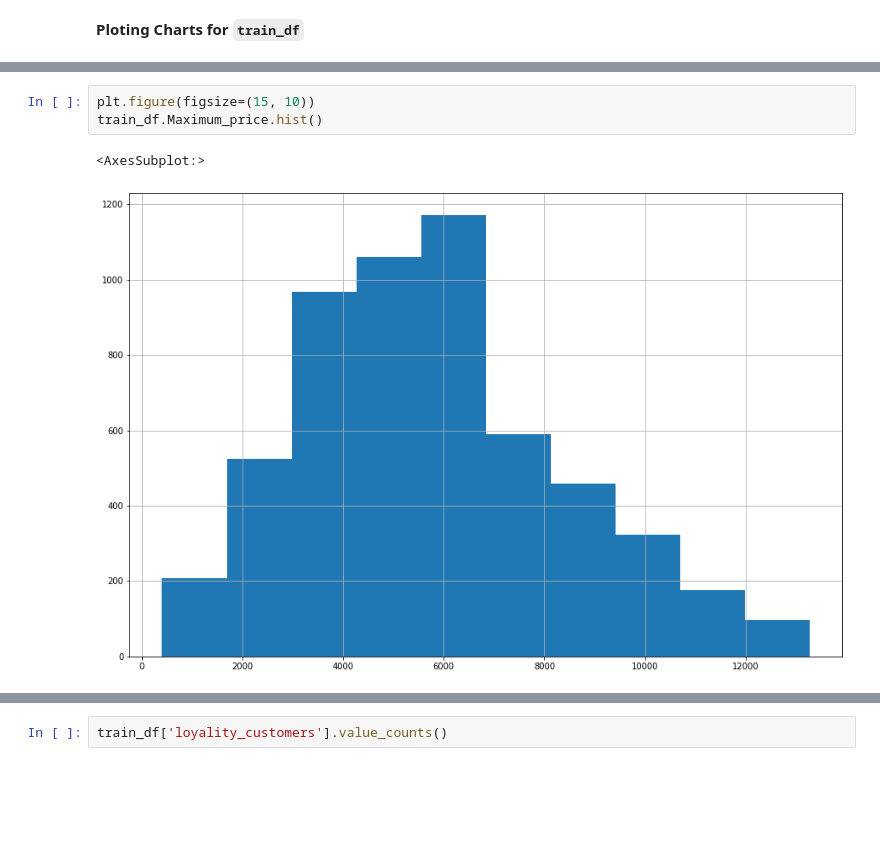
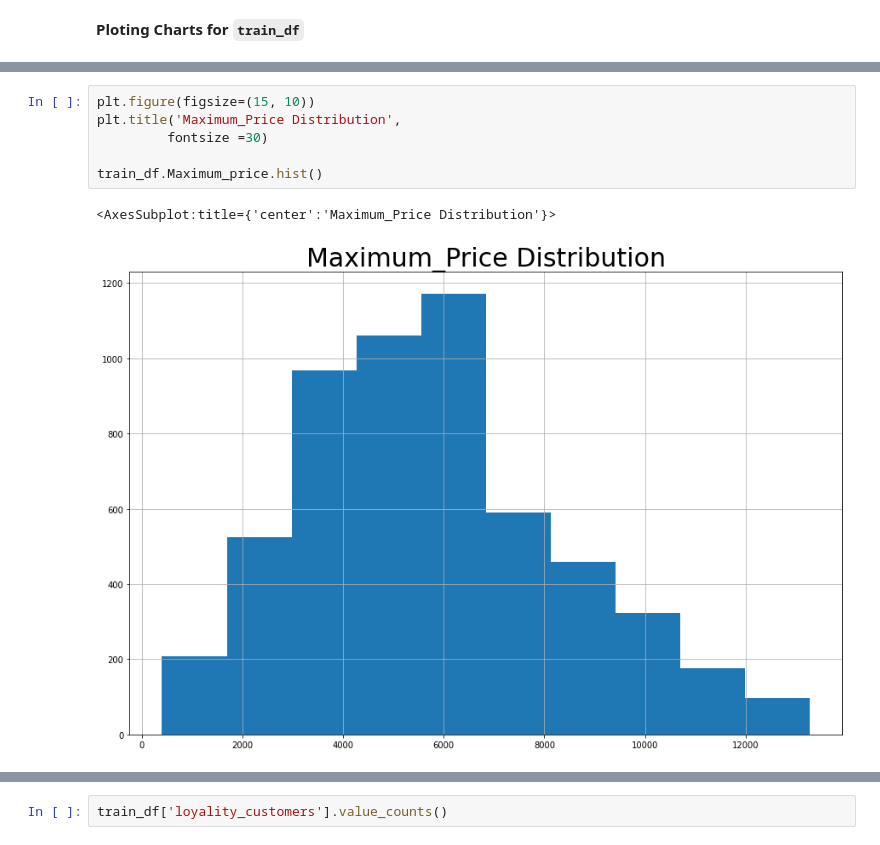
Before and after one commit to Mega-Barrel/Machine-Learning-Carnival-Wars, a Jupyter notebook: EDA.ipynb, the cells around one changed output, grey strips where cells are left out. Saved outputs shown, nothing was run; the diff lists cells and outputs as text; blank space fills up the shorter version.

```diff
--- a/EDA.ipynb
+++ b/EDA.ipynb
@@ -160,8 +166,11 @@ train_df.charges_1.hist()
 # %%
 plt.figure(figsize=(15, 10))
+plt.title('Maximum_Price Distribution',
+         fontsize =30)
+
 train_df.Maximum_price.hist()
 # %% [output]
-<AxesSubplot:>
+<AxesSubplot:title={'center':'Maximum_Price Distribution'}>
-[figure, old version]
+[figure, new version]
 # %%
 plt.figure(figsize=(15,10))
```
Also changed, not shown: parts of 6 cells of this notebook.
